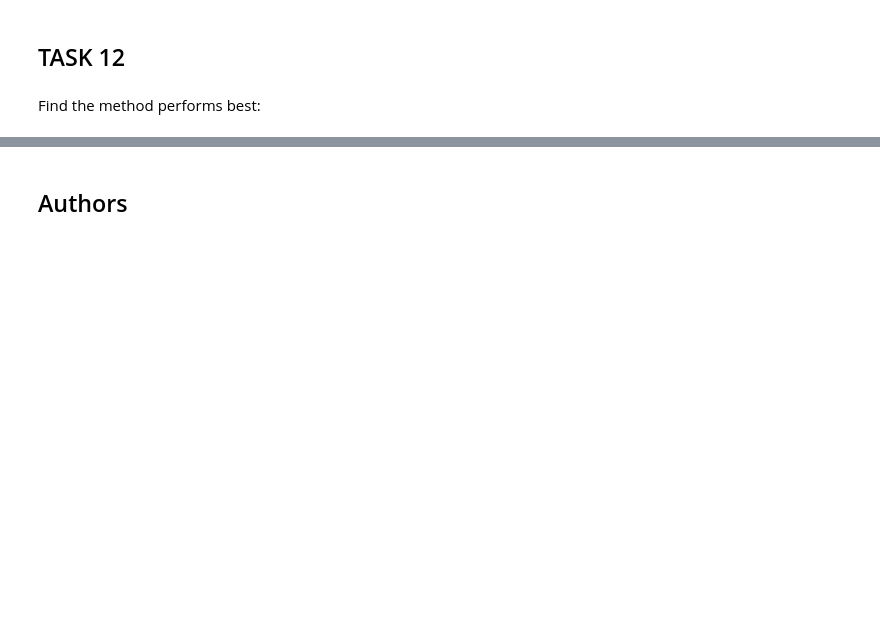
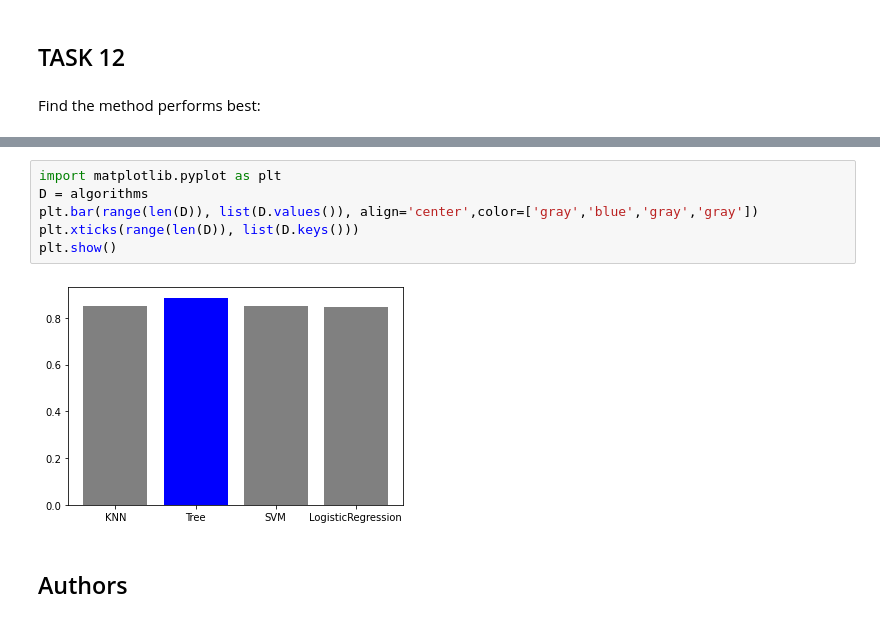
Before and after one commit to AdeetyaU/IBM-Data-Science-Capstone, a Jupyter notebook: ML Predictions.ipynb, the cells around one changed output, grey strips where cells are left out. Cells and saved outputs as stored; diff of their text form; blank space fills up the shorter version.

```diff
--- a/ML Predictions.ipynb
+++ b/ML Predictions.ipynb
@@ -337,4 +340,12 @@ Best Params is : {'criterion': 'gini', 'max_depth': 16, 'max_features': 'sqrt',
 | LogisticRegression | 0.846429 |
+# %%
+import matplotlib.pyplot as plt
+D = algorithms
+plt.bar(range(len(D)), list(D.values()), align='center',color=['gray','blue','gray','gray'])
+plt.xticks(range(len(D)), list(D.keys()))
+plt.show()
+# %% [output]
+[figure, added]
 # %% [markdown]
 ## Authors
 # %% [markdown]
```
Also changed, not shown: parts of 4 cells of this notebook.
